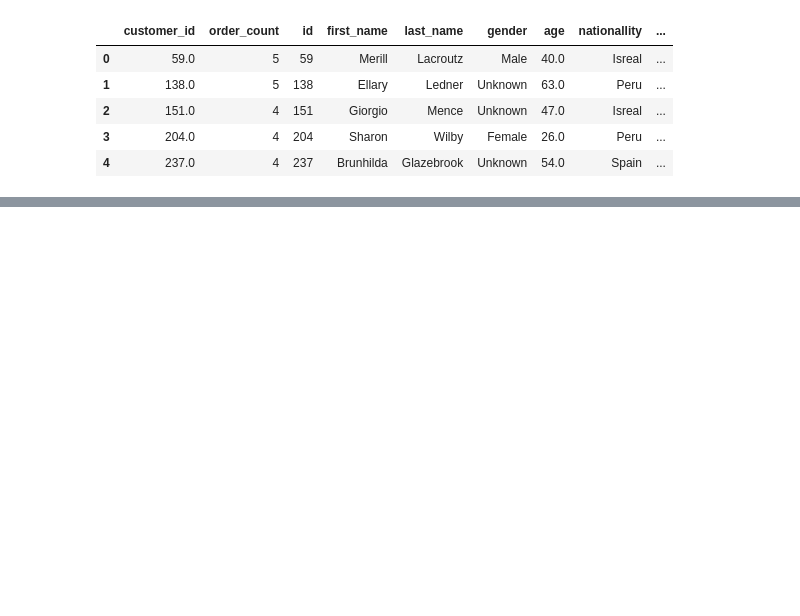
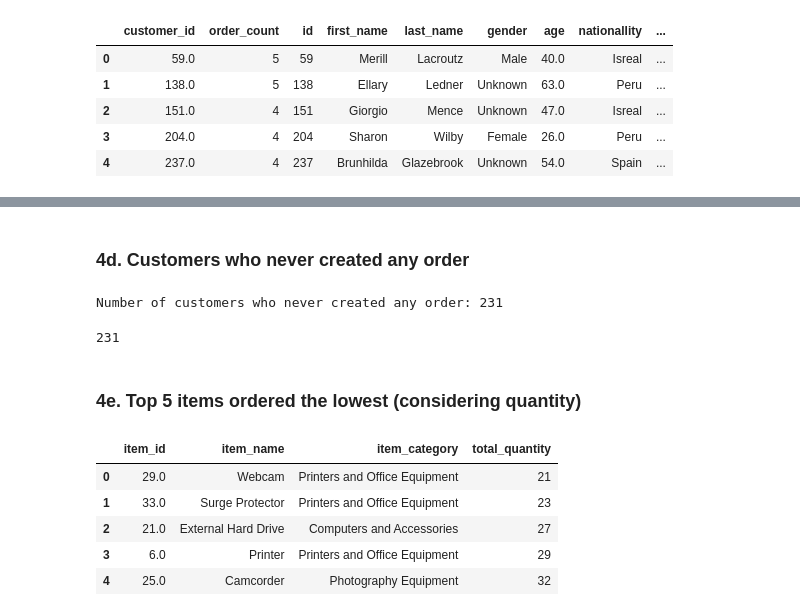
Before and after one commit to AdirBuskila/ecom-test-1, a Jupyter notebook: First-Test.ipynb, the cells around one changed output, grey strips where cells are left out. Drawn from its saved outputs; the diff is of its cells as text; code cells hidden in the pictures; blank space fills up the shorter version.

```diff
--- a/First-Test.ipynb
+++ b/First-Test.ipynb
@@ -404,0 +483,2 @@ def payment_methods(df):
+# %% [markdown]
+### 4d. Customers who never created any order
@@ -404,0 +500,31 @@ def payment_methods(df):
+# %%
+customers_without_orders(c_df, o_df)
+# %% [output]
+Number of customers who never created any order: 231
+231
+# %% [markdown]
+### 4e. Top 5 items ordered the lowest (considering quantity)
+# %%
+def top_5_lowest_ordered_items(oi_df, i_df):
+    # Sum quantity per item
+    item_quantities = oi_df.groupby('item_id')['quantity'].sum().reset_index(name='total_quantity')
+
+    # Get the 5 items with lowest total quantity ordered
+    lowest_5 = item_quantities.nsmallest(5, 'total_quantity')
+
+    # Merge with items to get item names
+    result = pd.merge(lowest_5, i_df[['id', 'item_name', 'item_category']], left_on='item_id', right_on='id')
+
+    # Select relevant columns
+    result = result[['item_id', 'item_name', 'item_category', 'total_quantity']]
+
+    return result
+# %%
+top_5_lowest_ordered_items(oi_df, i_df)
+# %% [output]
+|  | item_id | item_name | item_category | total_quantity |
+| 0 | 29.0 | Webcam | Printers and Office Equipment | 21 |
+| 1 | 33.0 | Surge Protector | Printers and Office Equipment | 23 |
+| 2 | 21.0 | External Hard Drive | Computers and Accessories | 27 |
+| 3 | 6.0 | Printer | Printers and Office Equipment | 29 |
+| 4 | 25.0 | Camcorder | Photography Equipment | 32 |
```
Also changed, not shown: parts of 19 cells of this notebook.
